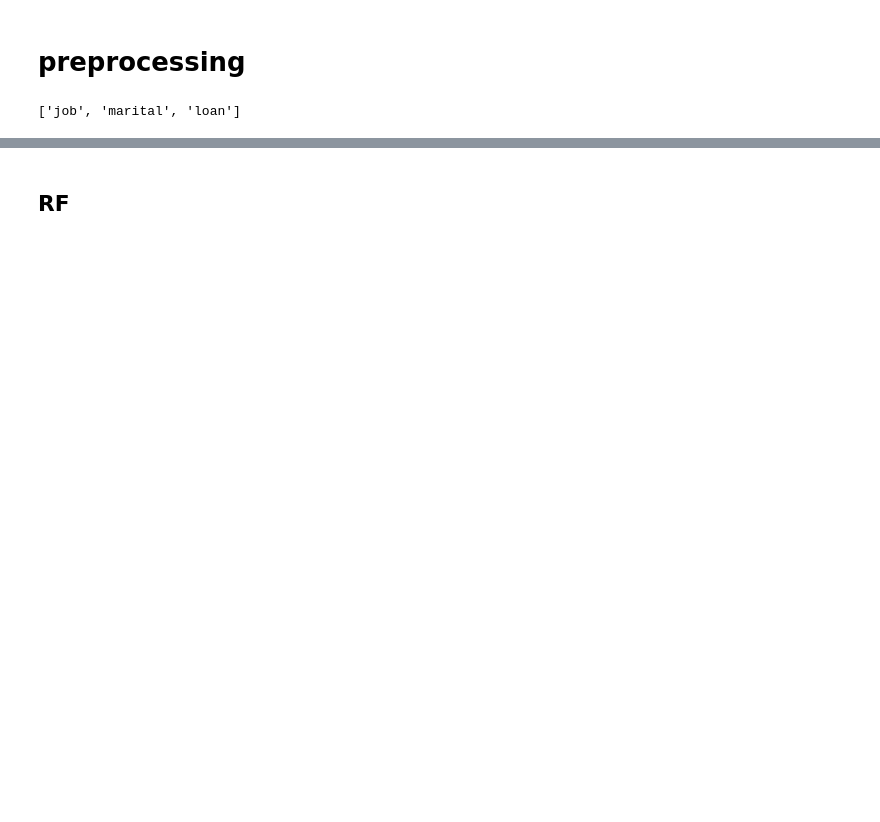
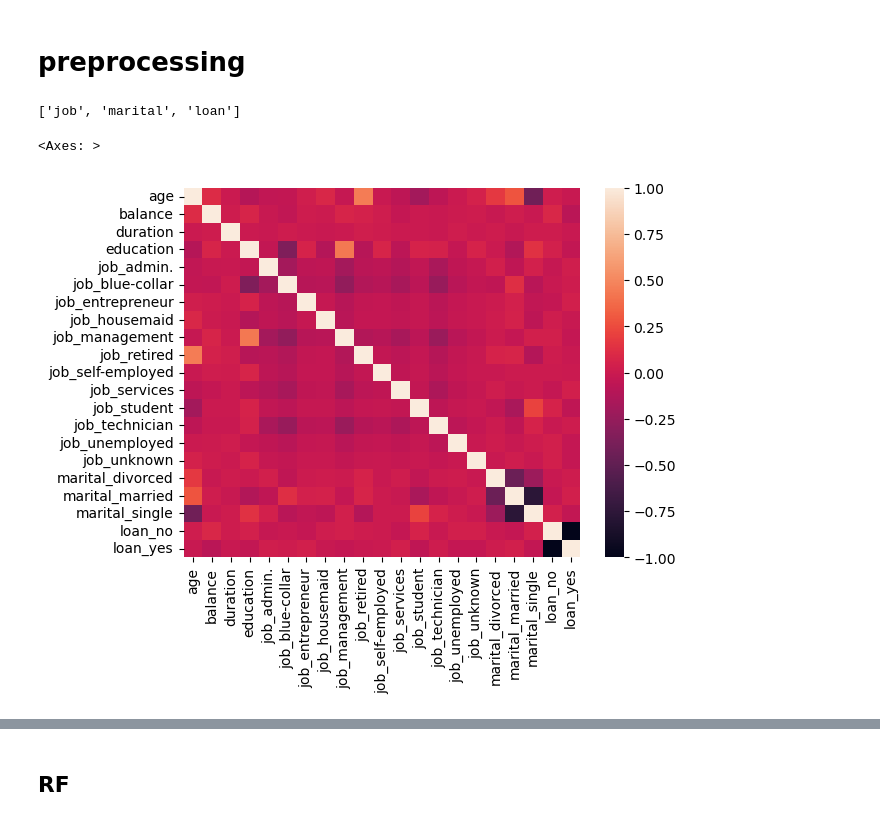
Before and after one commit to zhang-shizhe/Bank-Marketing-Campaigns-Prediction-and-Analysis, a Jupyter notebook: new.ipynb, the cells around one changed output, grey strips where cells are left out. Cells and saved outputs as stored; diff of their text form; code cells hidden in the pictures; blank space fills up the shorter version.

```diff
--- a/new.ipynb
+++ b/new.ipynb
@@ -174,0 +193,7 @@ preprocessor = make_column_transformer(
+# %%
+import seaborn as sns
+cor = X_train_trans.corr()
+sns.heatmap(cor)
+# %% [output]
+<Axes: >
+[figure, added]
```
Also changed, not shown: parts of 20 cells of this notebook, 3 other files.
